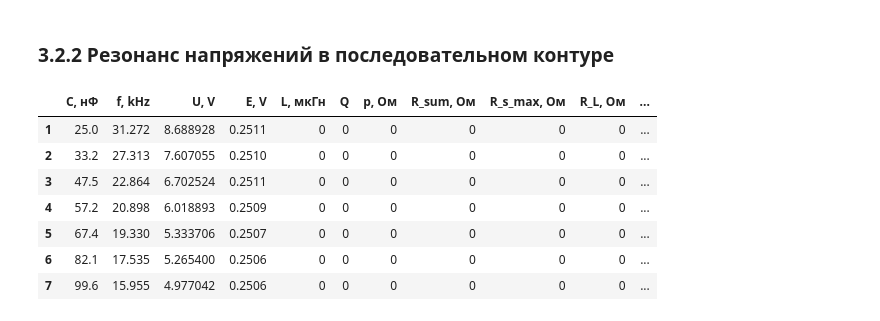
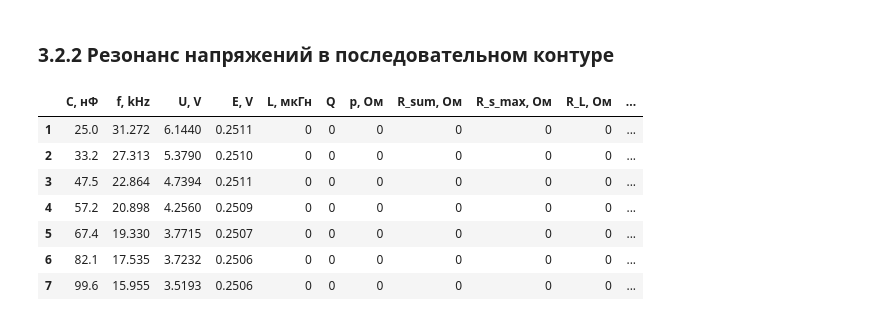
Before and after one commit to alxlnx/labs, a Jupyter notebook: 3.2.2/3.2.2.ipynb, the cells around one changed output. Saved outputs shown, nothing was run; the diff lists cells and outputs as text; code cells hidden in the pictures.

```diff
--- a/3.2.2/3.2.2.ipynb
+++ b/3.2.2/3.2.2.ipynb
@@ -3,29 +3,29 @@
 # %%
 import pandas as pd
 import numpy as np
 import mygraph as mg
 
 filename = 'table.tsv'
 df = pd.read_csv(filename,sep='\t')
 df.index = np.arange(1,8)
 df['L, мкГн'] = np.zeros_like(df.index)
 df['Q'] = np.zeros_like(df.index)
 df['p, Ом'] = np.zeros_like(df.index)
 df['R_sum, Ом'] = np.zeros_like(df.index)
 df['R_s_max, Ом'] = np.zeros_like(df.index)
 df['R_L, Ом'] = np.zeros_like(df.index)
 df['I, мА'] = np.zeros_like(df.index)
-df['U, V'] *= np.sqrt(2) # см. тетрадь
+# df['U, V'] *= np.sqrt(2) # см. тетрадь
 df
 # %% [output]
 |  | C, нФ | f, kHz | U, V | E, V | L, мкГн | Q | p, Ом | R_sum, Ом | R_s_max, Ом | R_L, Ом | ... |
-| 1 | 25.0 | 31.272 | 8.688928 | 0.2511 | 0 | 0 | 0 | 0 | 0 | 0 | ... |
-| 2 | 33.2 | 27.313 | 7.607055 | 0.2510 | 0 | 0 | 0 | 0 | 0 | 0 | ... |
-| 3 | 47.5 | 22.864 | 6.702524 | 0.2511 | 0 | 0 | 0 | 0 | 0 | 0 | ... |
-| 4 | 57.2 | 20.898 | 6.018893 | 0.2509 | 0 | 0 | 0 | 0 | 0 | 0 | ... |
-| 5 | 67.4 | 19.330 | 5.333706 | 0.2507 | 0 | 0 | 0 | 0 | 0 | 0 | ... |
-| 6 | 82.1 | 17.535 | 5.265400 | 0.2506 | 0 | 0 | 0 | 0 | 0 | 0 | ... |
-| 7 | 99.6 | 15.955 | 4.977042 | 0.2506 | 0 | 0 | 0 | 0 | 0 | 0 | ... |
+| 1 | 25.0 | 31.272 | 6.1440 | 0.2511 | 0 | 0 | 0 | 0 | 0 | 0 | ... |
+| 2 | 33.2 | 27.313 | 5.3790 | 0.2510 | 0 | 0 | 0 | 0 | 0 | 0 | ... |
+| 3 | 47.5 | 22.864 | 4.7394 | 0.2511 | 0 | 0 | 0 | 0 | 0 | 0 | ... |
+| 4 | 57.2 | 20.898 | 4.2560 | 0.2509 | 0 | 0 | 0 | 0 | 0 | 0 | ... |
+| 5 | 67.4 | 19.330 | 3.7715 | 0.2507 | 0 | 0 | 0 | 0 | 0 | 0 | ... |
+| 6 | 82.1 | 17.535 | 3.7232 | 0.2506 | 0 | 0 | 0 | 0 | 0 | 0 | ... |
+| 7 | 99.6 | 15.955 | 3.5193 | 0.2506 | 0 | 0 | 0 | 0 | 0 | 0 | ... |
 # %%
 import numpy as np
 def L(C, nu):
```
Also changed, not shown: parts of 7 cells of this notebook, 1 other file.
